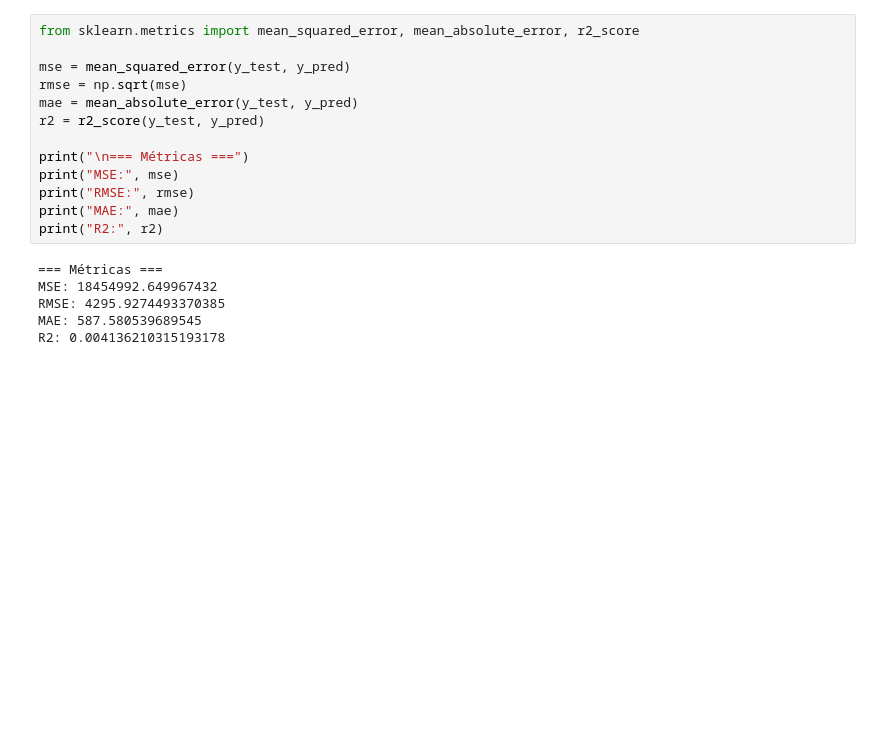
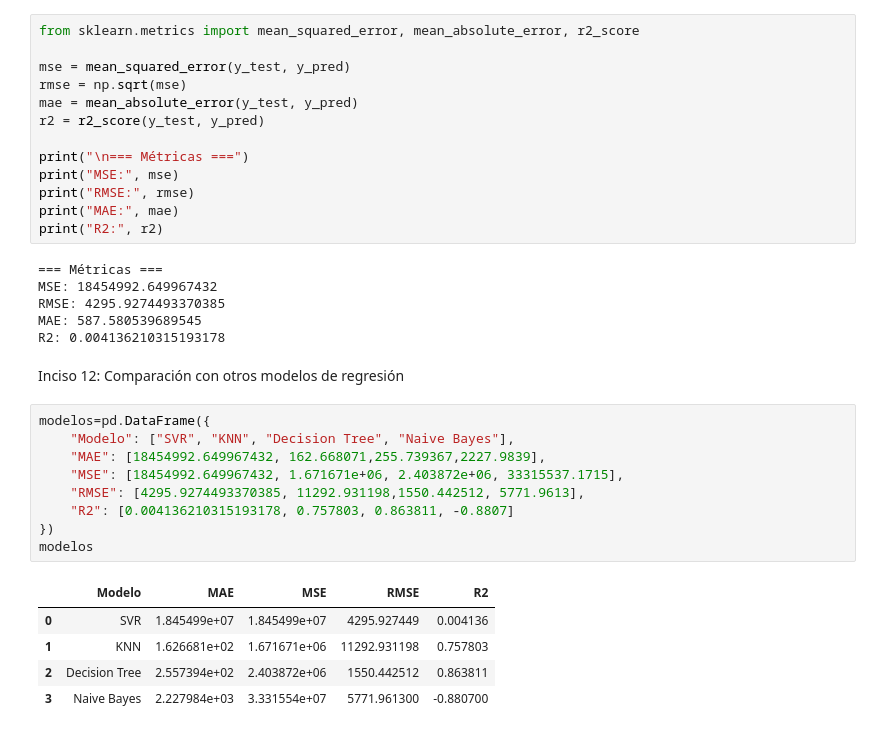
Before and after one commit to ricrod01/LABORATORIO_8_MD, a Jupyter notebook: Incisos10-12.ipynb, the cells around one changed output. Saved outputs shown, nothing was run; the diff lists cells and outputs as text; blank space fills up the shorter version.

Commit message:
Inciso 12 terminado.

```diff
--- a/Incisos10-12.ipynb
+++ b/Incisos10-12.ipynb
@@ -137,3 +137,20 @@ MSE: 18454992.649967432
 RMSE: 4295.9274493370385
 MAE: 587.580539689545
 R2: 0.004136210315193178
+# %% [markdown]
+Inciso 12: Comparación con otros modelos de regresión
+# %%
+modelos=pd.DataFrame({
+    "Modelo": ["SVR", "KNN", "Decision Tree", "Naive Bayes"],
+    "MAE": [18454992.649967432, 162.668071,255.739367,2227.9839],
+    "MSE": [18454992.649967432, 1.671671e+06, 2.403872e+06, 33315537.1715],
+    "RMSE": [4295.9274493370385, 11292.931198,1550.442512, 5771.9613],
+    "R2": [0.004136210315193178, 0.757803, 0.863811, -0.8807]
+})
+modelos
+# %% [output]
+|  | Modelo | MAE | MSE | RMSE | R2 |
+| 0 | SVR | 1.845499e+07 | 1.845499e+07 | 4295.927449 | 0.004136 |
+| 1 | KNN | 1.626681e+02 | 1.671671e+06 | 11292.931198 | 0.757803 |
+| 2 | Decision Tree | 2.557394e+02 | 2.403872e+06 | 1550.442512 | 0.863811 |
+| 3 | Naive Bayes | 2.227984e+03 | 3.331554e+07 | 5771.961300 | -0.880700 |
```
Also changed, not shown: parts of 1 cell of this notebook.
